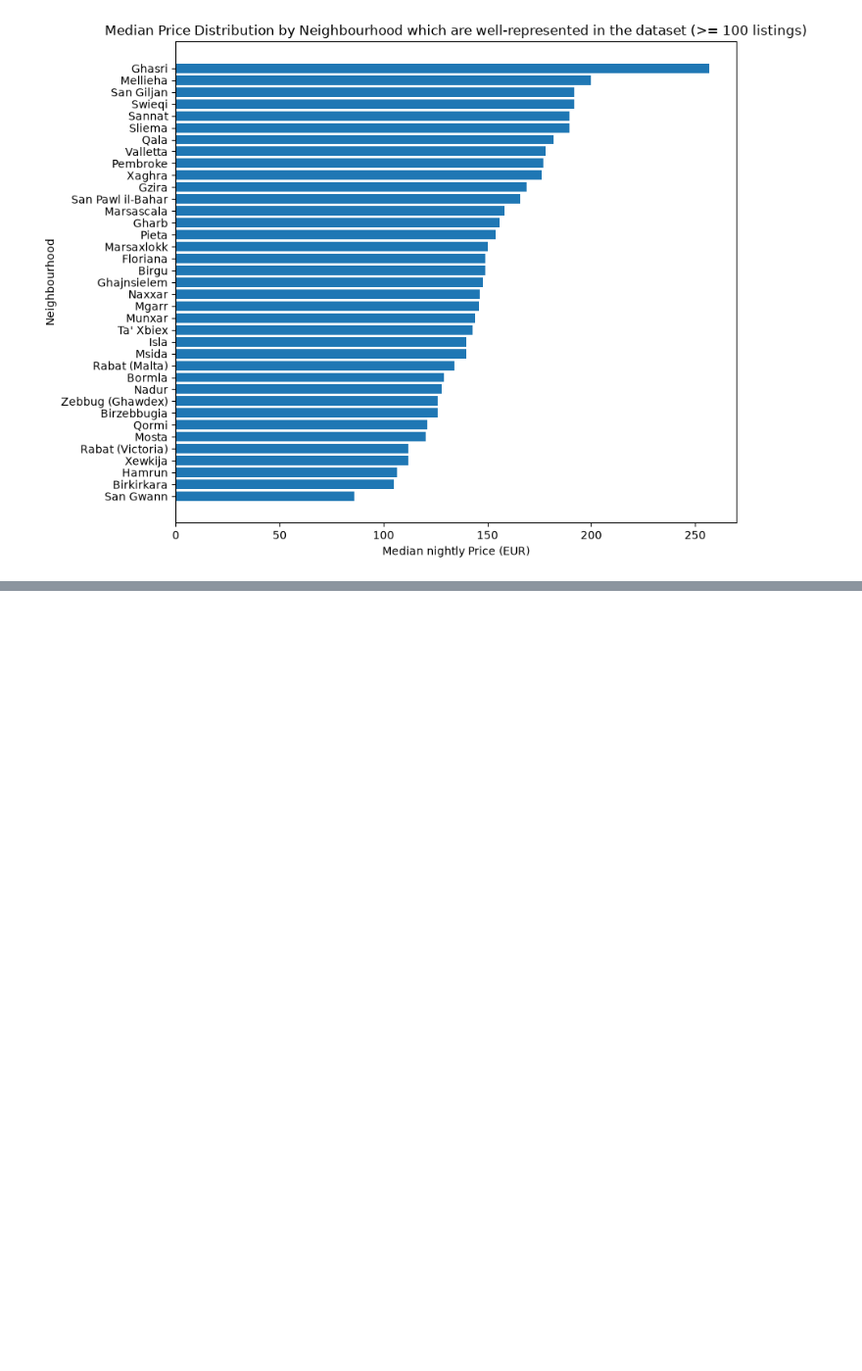
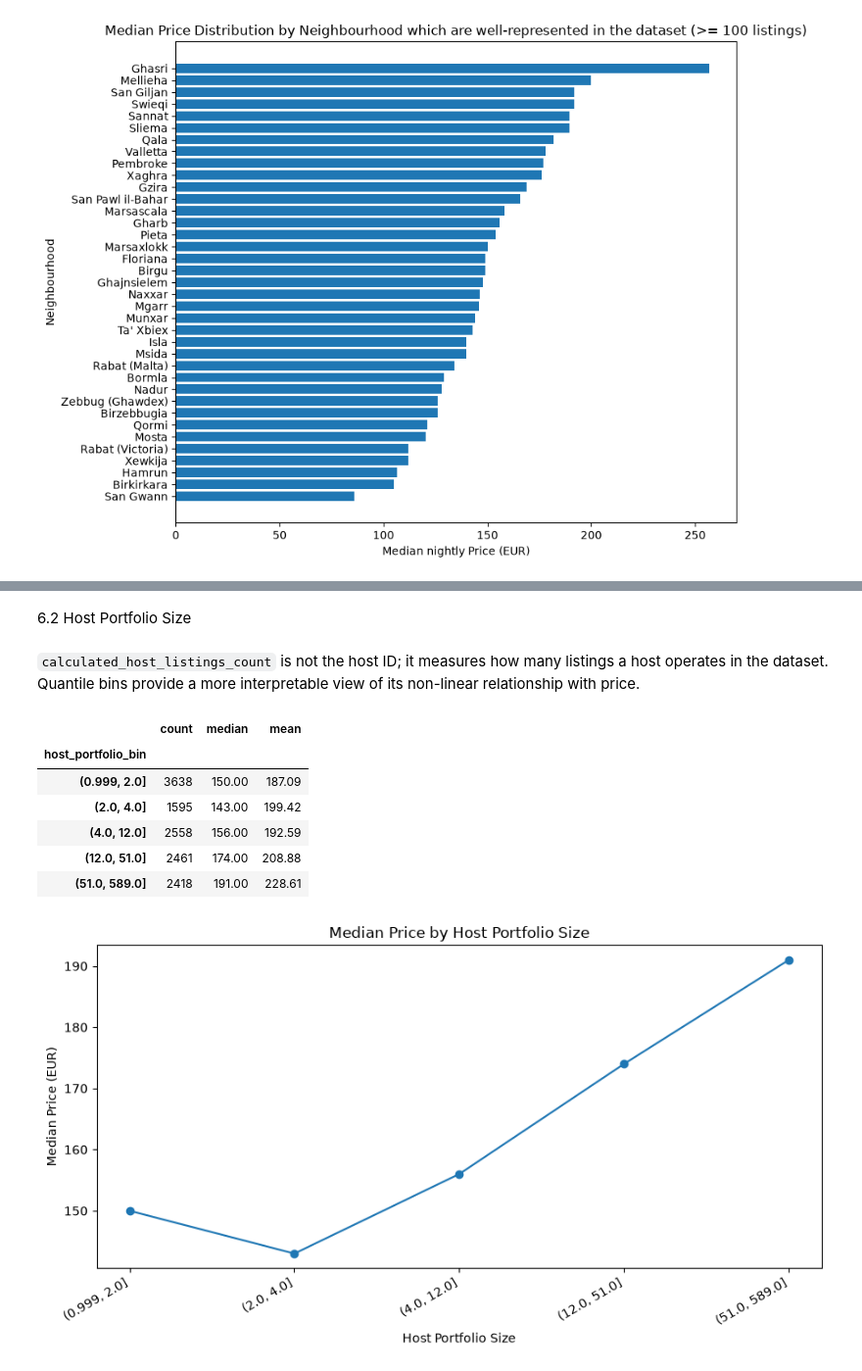
Before and after one commit to dev-deg/aci-26-pt, a Jupyter notebook: case-study/summary-eda.ipynb, the cells around one changed output, grey strips where cells are left out. Shown at 98% size. Saved outputs shown, nothing was run; the diff lists cells and outputs as text; code cells hidden in the pictures; blank space fills up the shorter version.

```diff
--- a/case-study/summary-eda.ipynb
+++ b/case-study/summary-eda.ipynb
@@ -382,0 +455,33 @@ plt.show()
+# %% [markdown]
+6.2 Host Portfolio Size
+# %% [markdown]
+`calculated_host_listings_count` is not the host ID; it measures how many listings a host operates in the dataset. Quantile bins provide a more interpretable view of its non-linear relationship with price.
+# %%
+host_view = listings_clean[["calculated_host_listings_count", "price"]].copy()
+host_view["host_portfolio_bin"] = pd.qcut(
+    host_view["calculated_host_listings_count"],
+    q=5,
+    duplicates="drop"
+)
+
+host_bin_stats = (host_view.groupby("host_portfolio_bin",observed=True)["price"]
+                .agg(count="size", median="median", mean="mean"))
+display(host_bin_stats)
+
+plt.figure(figsize=(9, 5))
+plt.plot(range(len(host_bin_stats)), host_bin_stats['median'], marker='o')
+plt.xticks(range(len(host_bin_stats)), [str(x) for x in host_bin_stats.index], rotation=30,ha="right")
+plt.title("Median Price by Host Portfolio Size")
+plt.ylabel("Median Price (EUR)")
+plt.xlabel("Host Portfolio Size")
+plt.tight_layout()
+plt.show()
+# %% [output]
+|  | count | median | mean |
+| host_portfolio_bin |  |  |  |
+| (0.999, 2.0] | 3638 | 150.00 | 187.09 |
+| (2.0, 4.0] | 1595 | 143.00 | 199.42 |
+| (4.0, 12.0] | 2558 | 156.00 | 192.59 |
+| (12.0, 51.0] | 2461 | 174.00 | 208.88 |
+| (51.0, 589.0] | 2418 | 191.00 | 228.61 |
+[figure, added]
```
Also changed, not shown: parts of 13 cells of this notebook.
